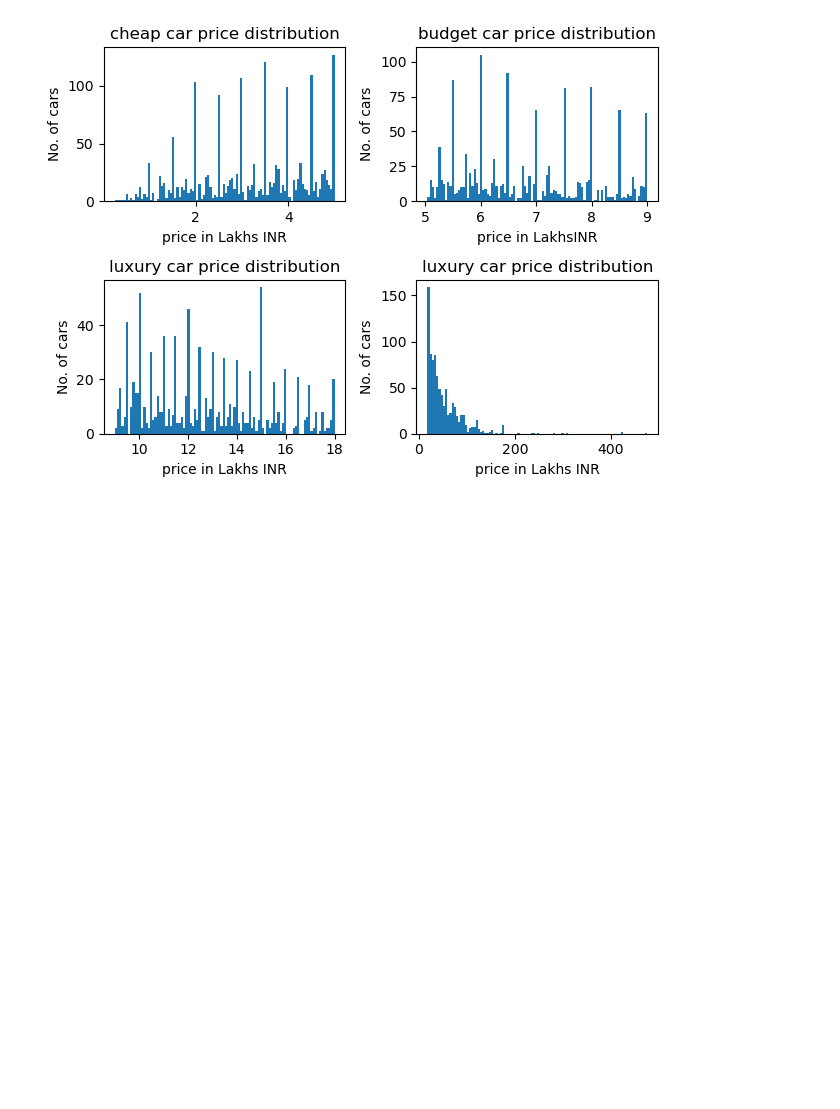
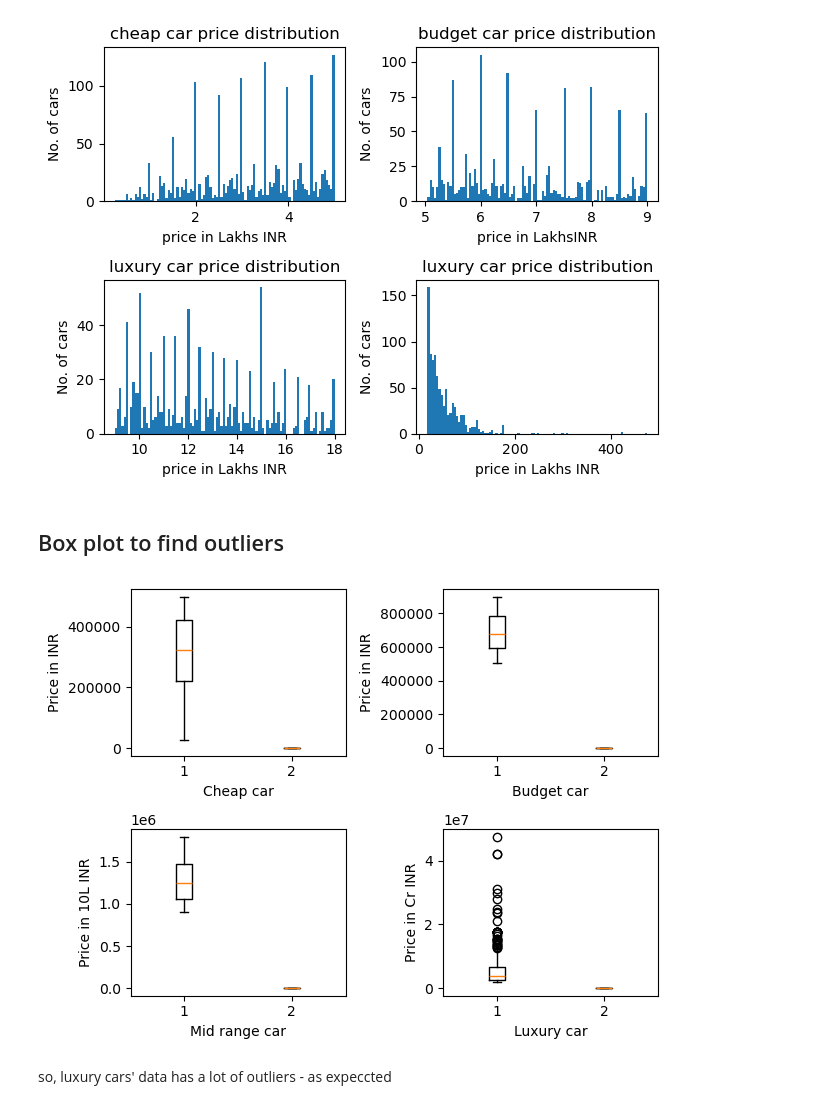
Before and after one commit to shashi0x/Used-Car-Price-Predictor-v2, a Jupyter notebook: Data/datavisuals.ipynb, the cells around one changed output. Drawn from its saved outputs; the diff is of its cells as text; code cells hidden in the pictures; blank space fills up the shorter version.

Commit message:
add Training data analysis files

```diff
--- a/Data/datavisuals.ipynb
+++ b/Data/datavisuals.ipynb
@@ -4,12 +4,18 @@
 import matplotlib.pyplot as plt
 import numpy as np
 import pandas as pd
+import seaborn as sns
 
-CHEAPCARS = pd.read_csv('cheapcars.csv').to_numpy()
-BUDGETCARS = pd.read_csv('budgetcars.csv').to_numpy()
-MIDRANGECARS = pd.read_csv('midrangecars.csv').to_numpy()
-LUXURYCARS = pd.read_csv('luxurycars.csv').to_numpy()
-ALLCARS = pd.read_csv('CleanDataNP.csv').to_numpy()
+CHEAPCARSdf = pd.read_csv('cheapcars.csv')
+CHEAPCARS = CHEAPCARSdf.to_numpy()
+BUDGETCARSdf = pd.read_csv('budgetcars.csv')
+BUDGETCARS = BUDGETCARSdf.to_numpy()
+MIDRANGECARSdf = pd.read_csv('midrangecars.csv')
+MIDRANGECARS = MIDRANGECARSdf.to_numpy()
+LUXURYCARSdf = pd.read_csv('luxurycars.csv')
+LUXURYCARS = LUXURYCARSdf.to_numpy()
+ALLCARS = np.concatenate((CHEAPCARS, BUDGETCARS, MIDRANGECARS, LUXURYCARS))
+ALLCARS_df = pd.DataFrame(ALLCARS, columns=['age', 'brand', 'kmdriven', 'fuelType', 'bodyType', 'seatCap', 'transmission', 'owners', 'price', 'category'])
 # %% [markdown]
 let's visualise mean and median price of each of the 4 data sets (cheapcars, budgetcars, midrangecars, luxurycars)
 # %%
@@ -61,4 +67,31 @@ fig.tight_layout()
 plt.show()
 # %% [output]
 [figure]
+# %% [markdown]
+## Box plot to find outliers
+# %%
+figg, indexx = plt.subplots(2,2)
+indexx[0,0].boxplot(x=CHEAPCARS[:, -2:])
+indexx[0,0].set_xlabel('Cheap car')
+indexx[0,0].set_ylabel('Price in INR')
+
+indexx[0,1].boxplot(x=BUDGETCARS[:, -2:])
+indexx[0,1].set_xlabel('Budget car')
+indexx[0,1].set_ylabel('Price in INR')
+
+indexx[1,0].boxplot(x=MIDRANGECARS[:, -2:])
+indexx[1,0].set_xlabel('Mid range car')
+indexx[1,0].set_ylabel('Price in 10L INR')
+
+indexx[1,1].boxplot(x=LUXURYCARS[:, -2:])
+indexx[1,1].set_xlabel('Luxury car')
+indexx[1,1].set_ylabel('Price in Cr INR')
+
+
+figg.tight_layout()
+plt.show()
+# %% [output]
+[figure, added]
+# %% [markdown]
+so, luxury cars' data has a lot of outliers - as expeccted
 # %% [markdown]
```
Also changed, not shown: parts of 12 cells of this notebook, 2 other files.
